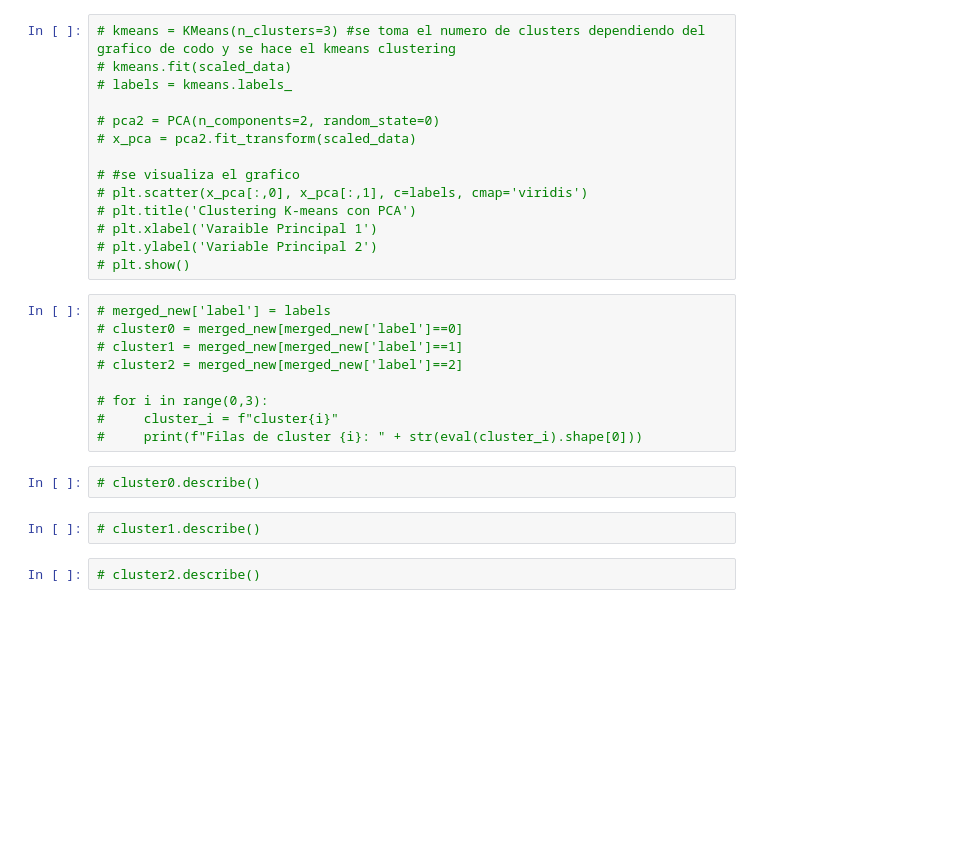
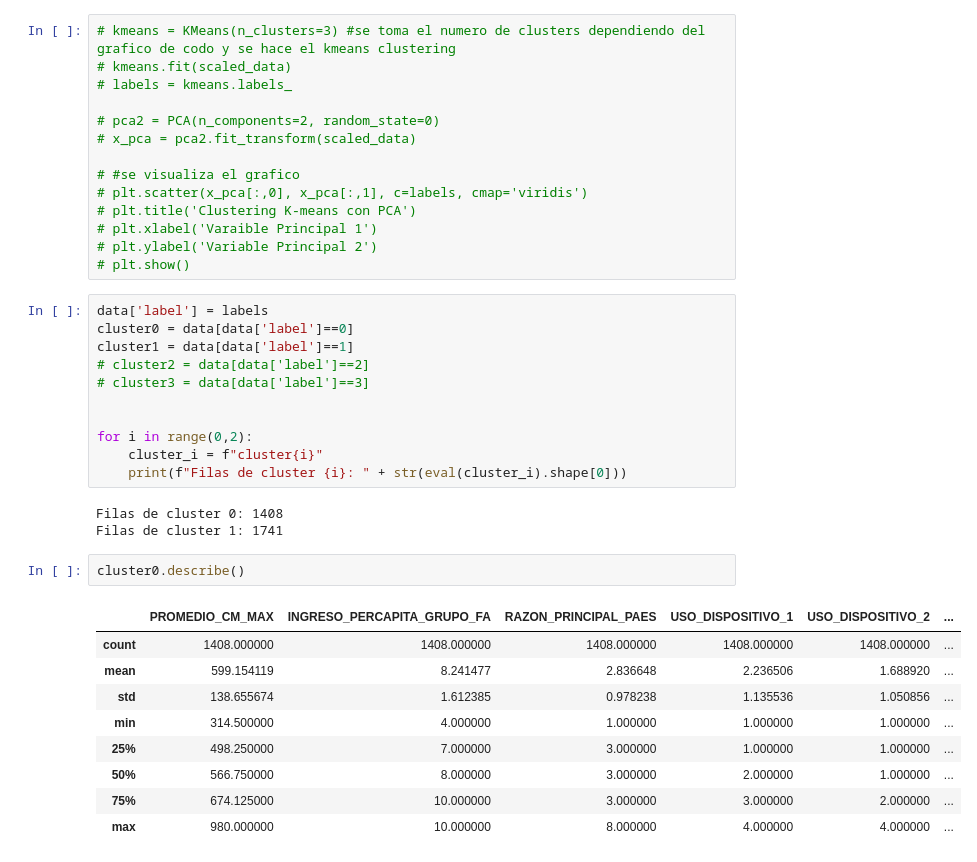
Before and after one commit to gurbina2234/Repo-Mineria-PSU, a Jupyter notebook: datos_oficial.ipynb, the cells around one changed output. Drawn from its saved outputs; the diff is of its cells as text; blank space fills up the shorter version.

```diff
--- a/datos_oficial.ipynb
+++ b/datos_oficial.ipynb
@@ -367,17 +367,28 @@ plt.show()
 # plt.ylabel('Variable Principal 2')
 # plt.show()
 # %%
-# merged_new['label'] = labels
-# cluster0 = merged_new[merged_new['label']==0]
-# cluster1 = merged_new[merged_new['label']==1]
-# cluster2 = merged_new[merged_new['label']==2]
+data['label'] = labels
+cluster0 = data[data['label']==0]
+cluster1 = data[data['label']==1]
+# cluster2 = data[data['label']==2]
+# cluster3 = data[data['label']==3]
 
-# for i in range(0,3):
-#     cluster_i = f"cluster{i}"
-#     print(f"Filas de cluster {i}: " + str(eval(cluster_i).shape[0]))
+
+for i in range(0,2):
+    cluster_i = f"cluster{i}"
+    print(f"Filas de cluster {i}: " + str(eval(cluster_i).shape[0]))
+# %% [output]
+Filas de cluster 0: 1408
+Filas de cluster 1: 1741
-# %%
-# cluster0.describe()
-# %%
-# cluster1.describe()
-# %%
-# cluster2.describe()
+# %%
+cluster0.describe()
+# %% [output]
+|  | PROMEDIO_CM_MAX | INGRESO_PERCAPITA_GRUPO_FA | RAZON_PRINCIPAL_PAES | USO_DISPOSITIVO_1 | USO_DISPOSITIVO_2 | ... |
+| count | 1408.000000 | 1408.000000 | 1408.000000 | 1408.000000 | 1408.000000 | ... |
+| mean | 599.154119 | 8.241477 | 2.836648 | 2.236506 | 1.688920 | ... |
+| std | 138.655674 | 1.612385 | 0.978238 | 1.135536 | 1.050856 | ... |
+| min | 314.500000 | 4.000000 | 1.000000 | 1.000000 | 1.000000 | ... |
+| 25% | 498.250000 | 7.000000 | 3.000000 | 1.000000 | 1.000000 | ... |
+| 50% | 566.750000 | 8.000000 | 3.000000 | 2.000000 | 1.000000 | ... |
+| 75% | 674.125000 | 10.000000 | 3.000000 | 3.000000 | 2.000000 | ... |
+| max | 980.000000 | 10.000000 | 8.000000 | 4.000000 | 4.000000 | ... |
```
Also changed, not shown: parts of 12 cells of this notebook.
